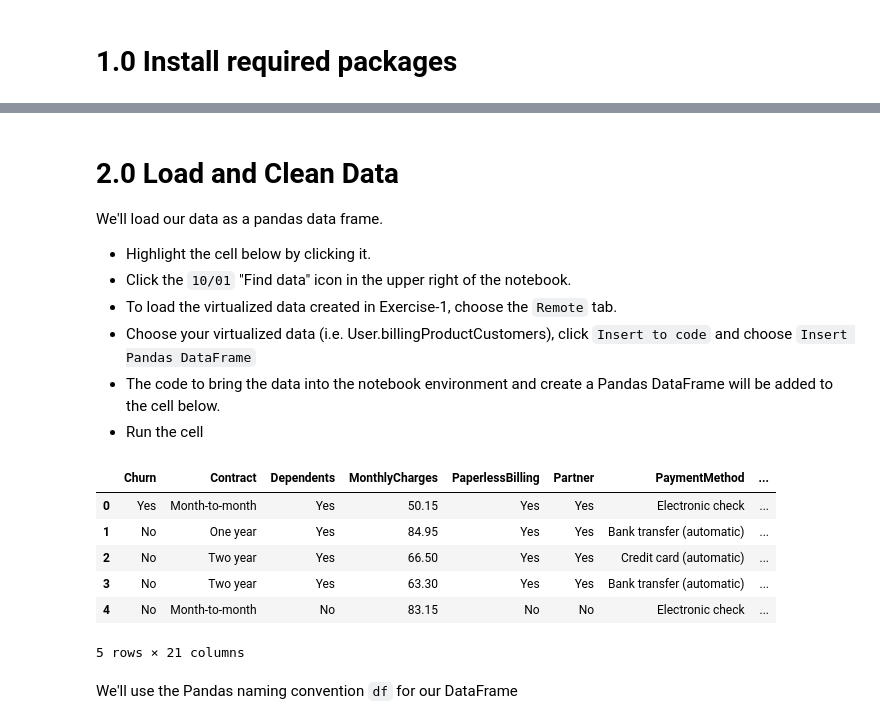
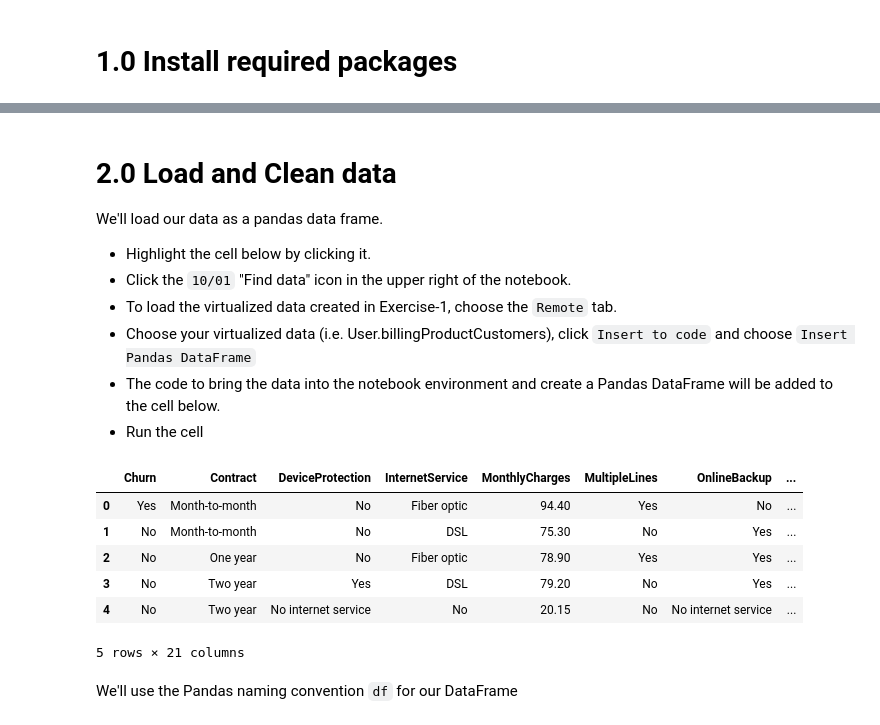
Before and after one commit to IBM/cloudpakfordata-telco-churn-workshop, a Jupyter notebook: notebooks/with-output/TelcoChurnICP4D.ipynb, the cells around one changed output, grey strips where cells are left out. Saved outputs shown, nothing was run; the diff lists cells and outputs as text; code cells hidden in the pictures.

```diff
--- a/notebooks/with-output/TelcoChurnICP4D.ipynb
+++ b/notebooks/with-output/TelcoChurnICP4D.ipynb
@@ -32,5 +32,5 @@ Successfully installed scikit-learn-0.20.3
 # %% [markdown]
-# 2.0 Load and Clean Data
+# 2.0 Load and Clean data
 We'll load our data as a pandas data frame.
 
 * Highlight the cell below by clicking it.
@@ -42,30 +42,30 @@ We'll load our data as a pandas data frame.
 # %%
 # Place cursor below and insert the Pandas DataFrame for the Telco churn data
 # Make sure the variable is named `df1` for the line `df1 = pd.read_sql(query, con=conn)`
 
 import dsx_core_utils, requests, jaydebeapi, os, io, sys
 from pyspark.sql import SparkSession
 import pandas as pd
-df3 = None
-dataSet = dsx_core_utils.get_remote_data_set_info('USER999.billing+products+customers')
+df2 = None
+dataSet = dsx_core_utils.get_remote_data_set_info('USER999.billing+products+customer')
 dataSource = dsx_core_utils.get_data_source_info(dataSet['datasource'])
 if (sys.version_info >= (3, 0)):
   conn = jaydebeapi.connect(dataSource['driver_class'], dataSource['URL'], [dataSource['user'], dataSource['password']])
 else:
   conn = jaydebeapi.connect(dataSource['driver_class'], [dataSource['URL'], dataSource['user'], dataSource['password']])
 query = 'select * from "' + (dataSet['schema'] + '"."' if (len(dataSet['schema'].strip()) != 0) else '') +  dataSet['table'] + '"'
 
 if (dataSet['query']):
     query = dataSet['query']
-df3 = pd.read_sql(query, con=conn)
-df3.head()
+df2 = pd.read_sql(query, con=conn)
+df2.head()
 # %% [output]
-|  | Churn | Contract | Dependents | MonthlyCharges | PaperlessBilling | Partner | PaymentMethod | ... |
-| 0 | Yes | Month-to-month | Yes | 50.15 | Yes | Yes | Electronic check | ... |
-| 1 | No | One year | Yes | 84.95 | Yes | Yes | Bank transfer (automatic) | ... |
-| 2 | No | Two year | Yes | 66.50 | Yes | Yes | Credit card (automatic) | ... |
-| 3 | No | Two year | Yes | 63.30 | Yes | Yes | Bank transfer (automatic) | ... |
-| 4 | No | Month-to-month | No | 83.15 | No | No | Electronic check | ... |
+|  | Churn | Contract | DeviceProtection | InternetService | MonthlyCharges | MultipleLines | OnlineBackup | ... |
+| 0 | Yes | Month-to-month | No | Fiber optic | 94.40 | Yes | No | ... |
+| 1 | No | Month-to-month | No | DSL | 75.30 | No | Yes | ... |
+| 2 | No | One year | No | Fiber optic | 78.90 | Yes | Yes | ... |
+| 3 | No | Two year | Yes | DSL | 79.20 | No | Yes | ... |
+| 4 | No | Two year | No internet service | No | 20.15 | No | No internet service | ... |
 5 rows × 21 columns
 # %% [markdown]
 We'll use the Pandas naming convention `df` for our DataFrame
```
Also changed, not shown: parts of 17 cells of this notebook, 2 other files.
